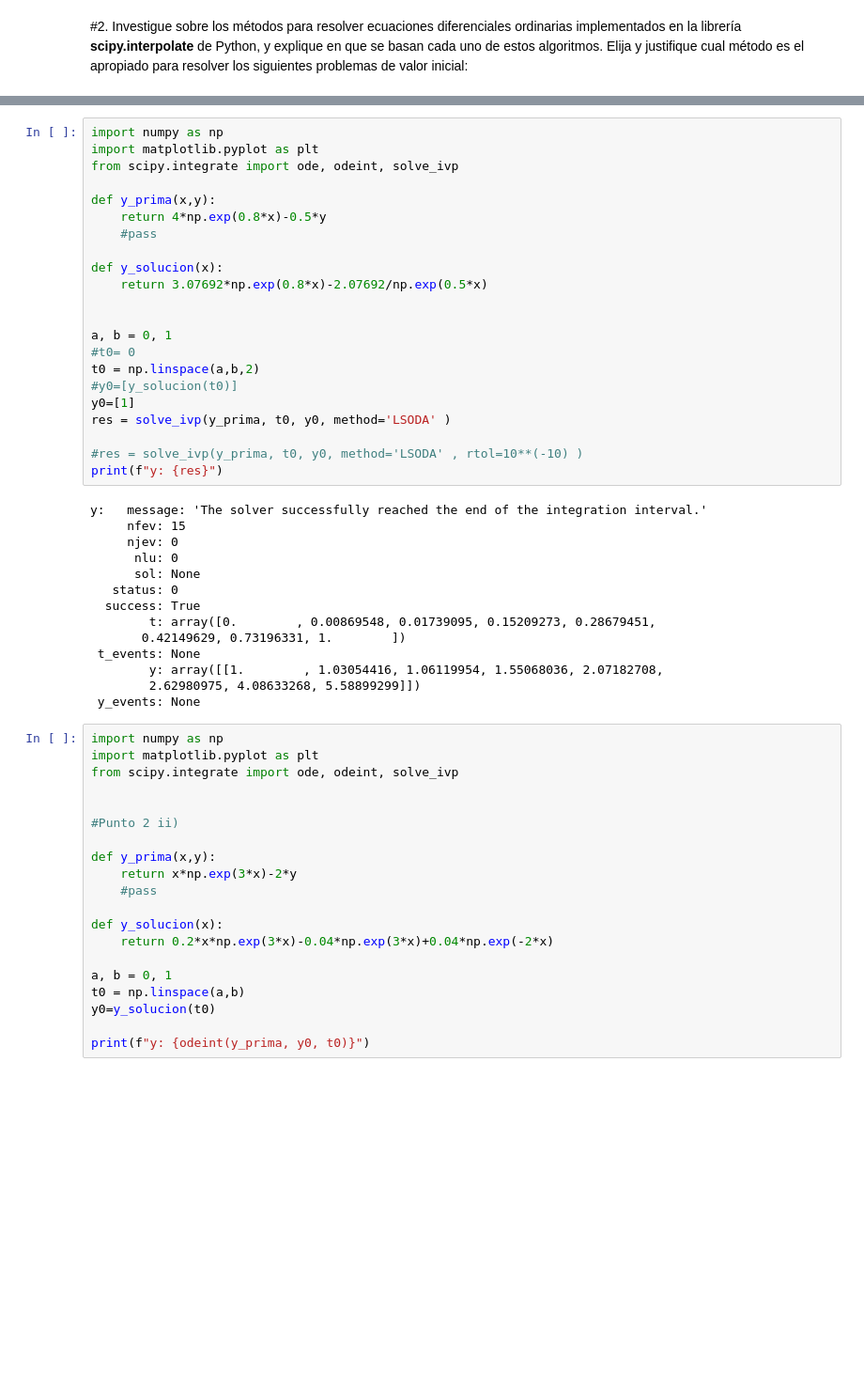
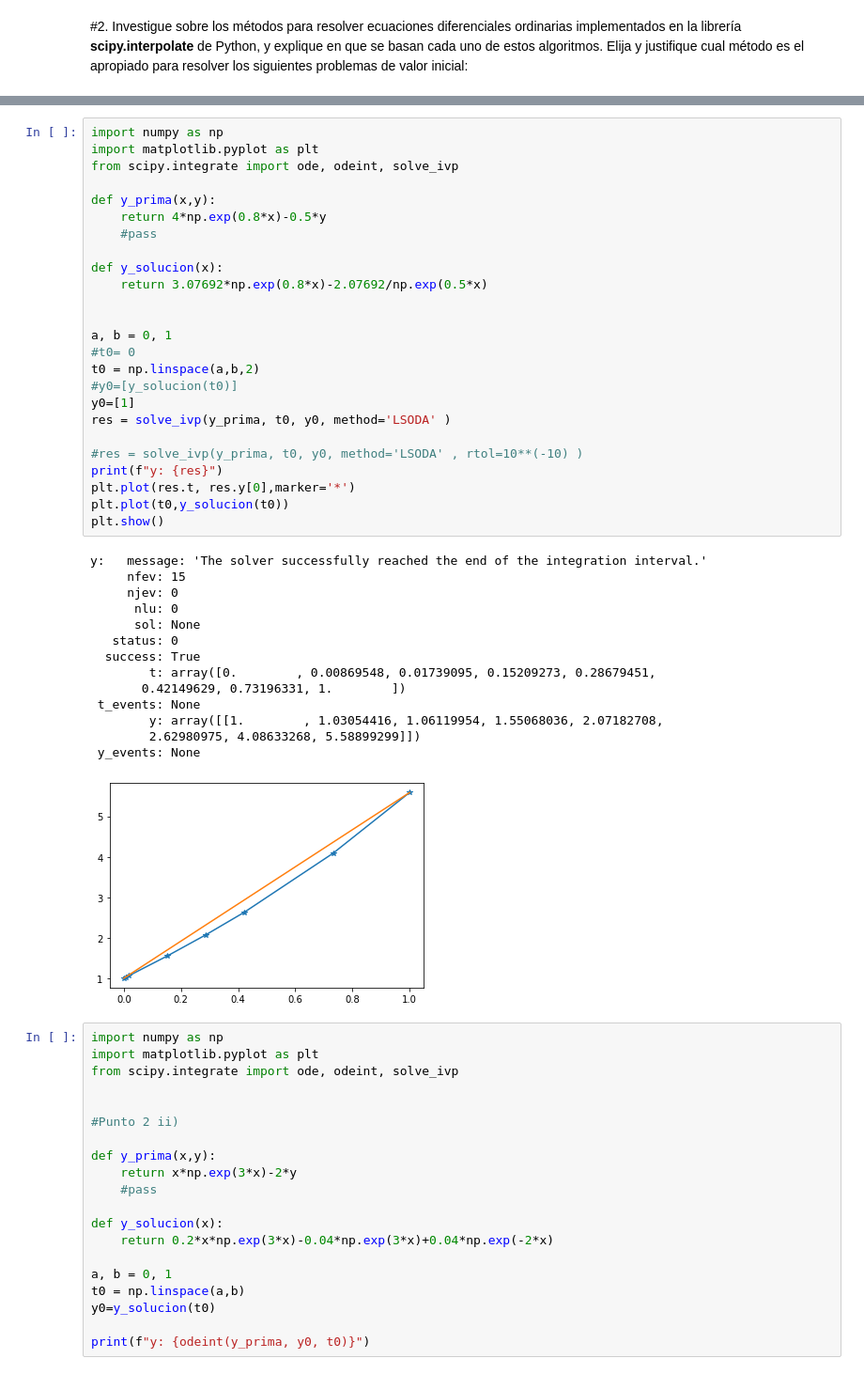
Before and after one commit to Leonel-H29/Facultad, a Jupyter notebook: TP1/TP1.ipynb, the cells around one changed output, grey strips where cells are left out. Shown: that part at 94% size. Cells and saved outputs as stored; diff of their text form; blank space fills up the shorter version.

```diff
--- a/TP1/TP1.ipynb
+++ b/TP1/TP1.ipynb
@@ -972,33 +972,37 @@ def y_prima(x,y):
 	return 4*np.exp(0.8*x)-0.5*y
 	#pass
 
 def y_solucion(x):
 	return 3.07692*np.exp(0.8*x)-2.07692/np.exp(0.5*x)
 
 
 a, b = 0, 1
 #t0= 0
 t0 = np.linspace(a,b,2)
 #y0=[y_solucion(t0)]
 y0=[1]
 res = solve_ivp(y_prima, t0, y0, method='LSODA' )
 
 #res = solve_ivp(y_prima, t0, y0, method='LSODA' , rtol=10**(-10) )
 print(f"y: {res}")
+plt.plot(res.t, res.y[0],marker='*')
+plt.plot(t0,y_solucion(t0))
+plt.show()
 # %% [output]
 y:   message: 'The solver successfully reached the end of the integration interval.'
      nfev: 15
      njev: 0
       nlu: 0
       sol: None
    status: 0
   success: True
         t: array([0.        , 0.00869548, 0.01739095, 0.15209273, 0.28679451,
        0.42149629, 0.73196331, 1.        ])
  t_events: None
         y: array([[1.        , 1.03054416, 1.06119954, 1.55068036, 2.07182708,
         2.62980975, 4.08633268, 5.58899299]])
  y_events: None
+[figure, added]
 # %%
 import numpy as np
 import matplotlib.pyplot as plt
```
Also changed, not shown: parts of 5 cells of this notebook.
